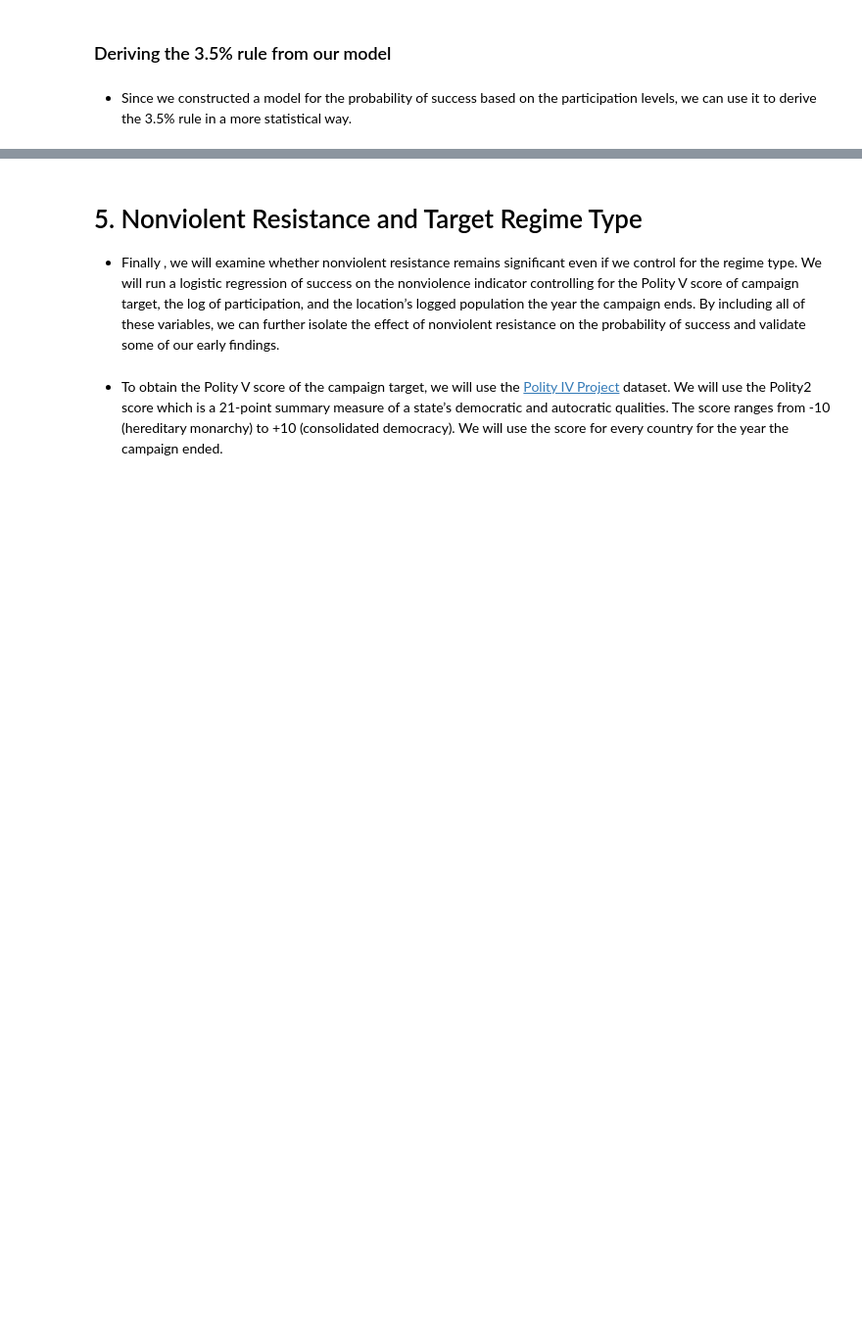
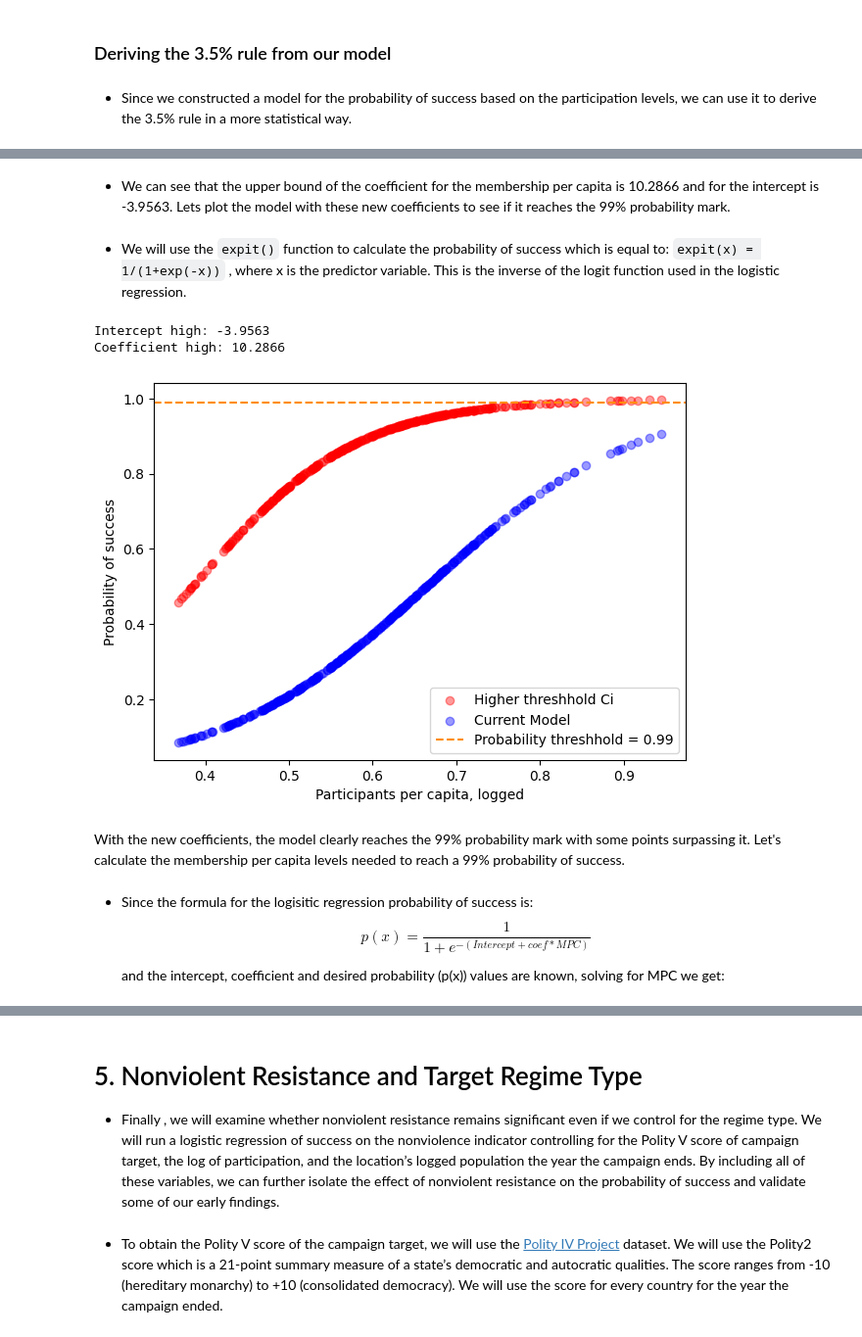
Before and after one commit to nickkatsios/civil-resistance-analysis, a Jupyter notebook: civil_resistance_analysis/analysis.ipynb, the cells around one changed output, grey strips where cells are left out. Shown at 98% size. Cells and saved outputs as stored; diff of their text form; code cells hidden in the pictures; blank space fills up the shorter version.

Commit message:
Add tipping point analysis

````diff
--- a/civil_resistance_analysis/analysis.ipynb
+++ b/civil_resistance_analysis/analysis.ipynb
@@ -514,0 +445,5 @@ The tipping point for a 99% probability of success is at 8.90% popular participa
+# %%
+from scipy.special import expit  # expit is the logistic function
+
+model = logit("SUCCESS ~ MEMBERSHIPPERCAPITA ", data=reg_data).fit()
+print(model.summary2())
@@ -514,0 +470,35 @@ The tipping point for a 99% probability of success is at 8.90% popular participa
+# %% [markdown]
+- We can see that the upper bound of the coefficient for the membership per capita is 10.2866 and for the intercept is -3.9563. Lets plot the model with these new coefficients to see if it reaches the 99% probability mark.
+# %% [markdown]
+- We will use the ```expit()``` function to calculate the probability of success which is equal to: ```expit(x) = 1/(1+exp(-x))``` , where x is the predictor variable. This is the inverse of the logit function used in the logistic regression.
+# %%
+# get current intercept and coefficient
+intercept = model.params['Intercept']
+coef = model.params['MEMBERSHIPPERCAPITA']
+
+# gett the high coefficient bound of the 95% confidence interval
+intercept_high = model.conf_int().loc['Intercept', 1]
+coef_high = model.conf_int().loc['MEMBERSHIPPERCAPITA', 1]
+
+print(f'Intercept high: {intercept_high:.4f}') # -3.9563
+print(f'Coefficient high: {coef_high:.4f}') # 10.2866
+
+# plot the predictions with the high and low values of the coefficients
+plt.figure(figsize=(7, 5))
+plt.xlabel('Participants per capita, logged')
+plt.ylabel('Probability of success')
+plt.scatter(x_values, expit(intercept_high + coef_high * x_values), color='red', label='Higher threshhold Ci', alpha=0.4)
+plt.scatter(x_values, expit(intercept + coef * x_values), color='blue', label='Current Model', alpha=0.4)
+desired_prob_value = 0.99
+plt.axhline(y=desired_prob_value, color='darkorange', linestyle='--', label=f'Probability threshhold = {desired_prob_value}')
+plt.legend()
+_ = plt.show()
+# %% [output]
+Intercept high: -3.9563
+Coefficient high: 10.2866
+[figure, added]
+# %% [markdown]
+With the new coefficients, the model clearly reaches the 99% probability mark with some points surpassing it. Let's calculate the membership per capita levels needed to reach a 99% probability of success.
+# %% [markdown]
+- Since the formula for the logisitic regression probability of success is: $$ p(x) = \frac {1}{1+e^{-(Intercept + coef * MPC)}} $$
+and the intercept, coefficient and desired probability (p(x)) values are known, solving for MPC we get:
````
Also changed, not shown: parts of 19 cells of this notebook.
